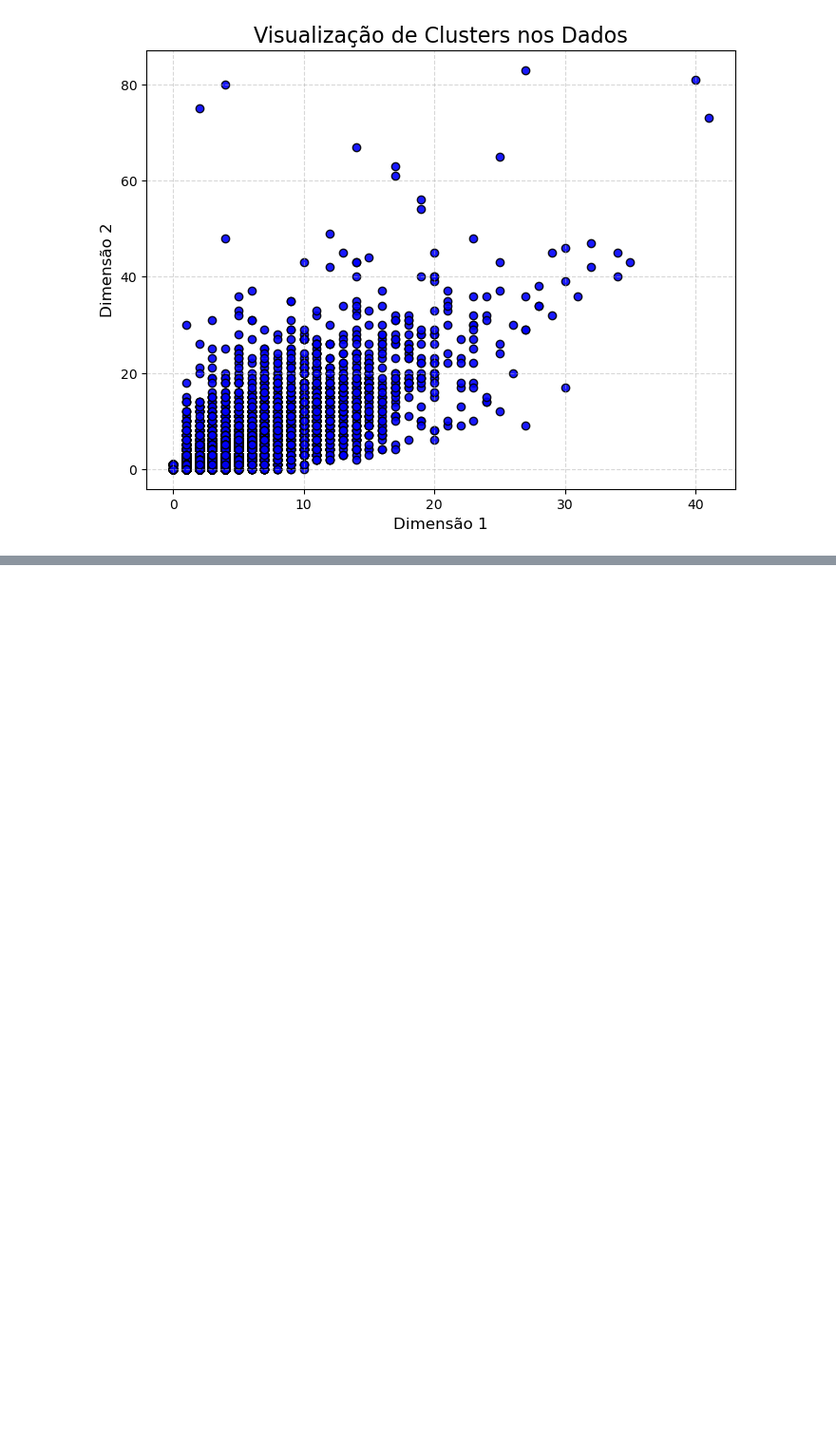
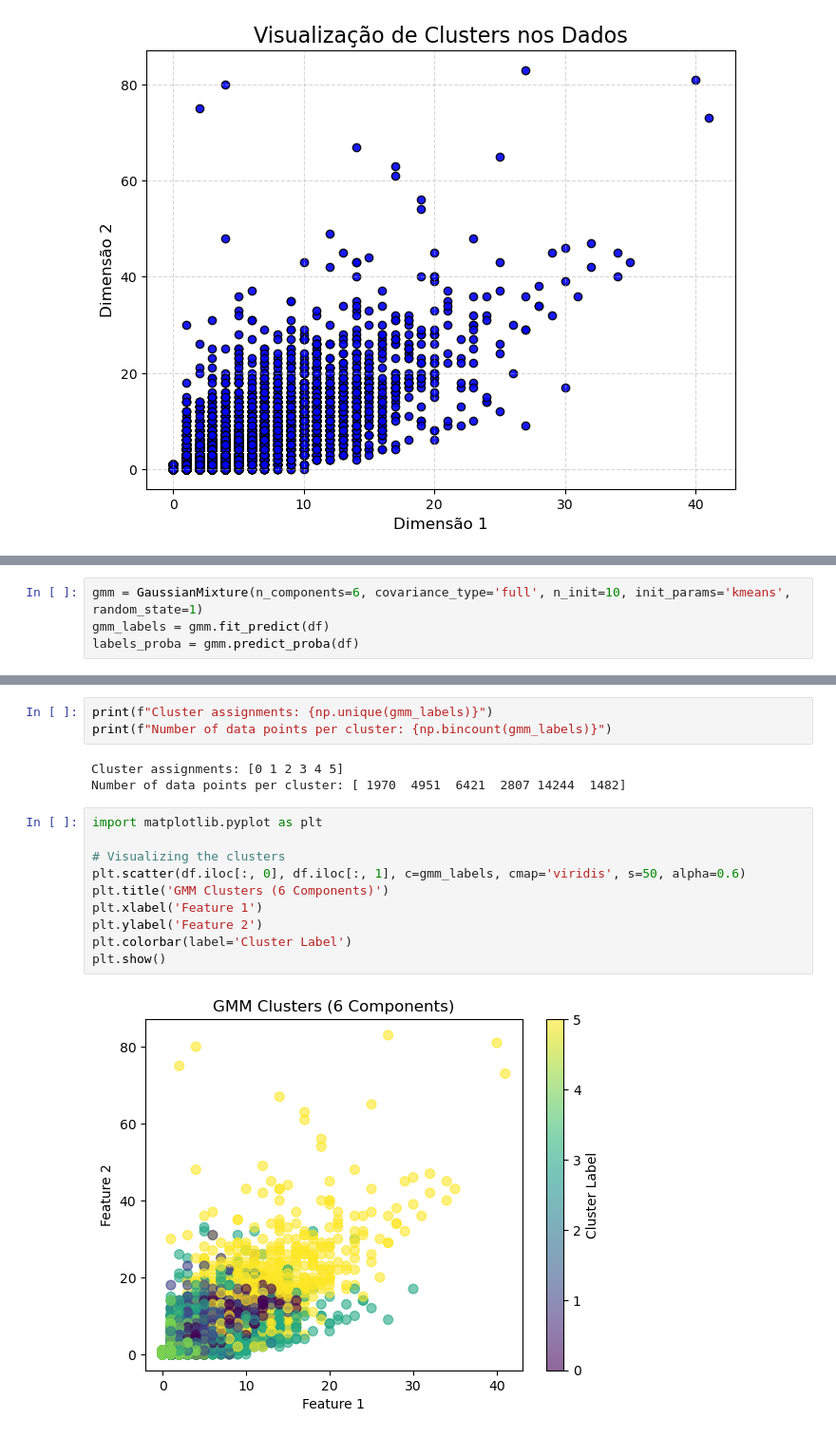
Before and after one commit to MiguelMangerona/Data-Mining-Project, a Jupyter notebook: Clustering.ipynb, the cells around one changed output, grey strips where cells are left out. Shown at 95% size. Drawn from its saved outputs; the diff is of its cells as text; blank space fills up the shorter version.

```diff
--- a/Clustering.ipynb
+++ b/Clustering.ipynb
@@ -474,0 +559,4 @@ plot_clusters(X)
+# %%
+gmm = GaussianMixture(n_components=6, covariance_type='full', n_init=10, init_params='kmeans', random_state=1)
+gmm_labels = gmm.fit_predict(df)
+labels_proba = gmm.predict_proba(df)
@@ -474,0 +568,18 @@ plot_clusters(X)
+# %%
+print(f"Cluster assignments: {np.unique(gmm_labels)}")
+print(f"Number of data points per cluster: {np.bincount(gmm_labels)}")
+# %% [output]
+Cluster assignments: [0 1 2 3 4 5]
+Number of data points per cluster: [ 1970  4951  6421  2807 14244  1482]
+# %%
+import matplotlib.pyplot as plt
+
+# Visualizing the clusters
+plt.scatter(df.iloc[:, 0], df.iloc[:, 1], c=gmm_labels, cmap='viridis', s=50, alpha=0.6)
+plt.title('GMM Clusters (6 Components)')
+plt.xlabel('Feature 1')
+plt.ylabel('Feature 2')
+plt.colorbar(label='Cluster Label')
+plt.show()
+# %% [output]
+[figure, added]
```
Also changed, not shown: parts of 11 cells of this notebook.
